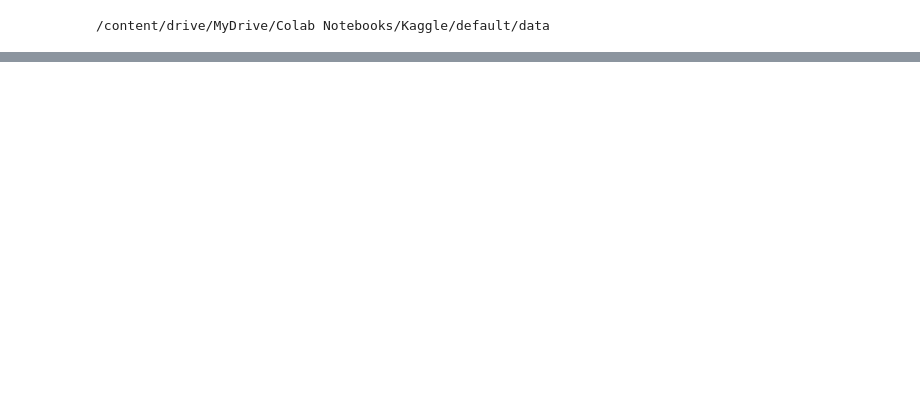
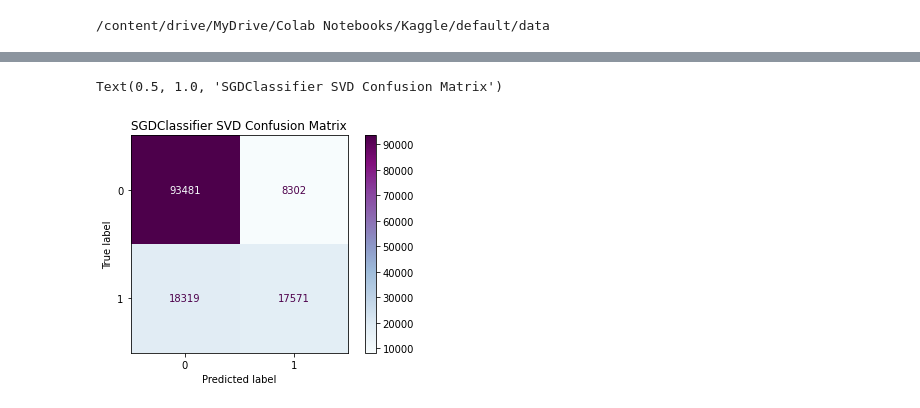
Before and after one commit to epocheing/202206_KNU_kdt2, a Jupyter notebook: inuk/inuk.ipynb, the cells around one changed output, grey strips where cells are left out. Drawn from its saved outputs; the diff is of its cells as text; code cells hidden in the pictures; blank space fills up the shorter version.

```diff
--- a/inuk/inuk.ipynb
+++ b/inuk/inuk.ipynb
@@ -244,0 +484,7 @@ model_xgb.score(X_test_mean, y_test)
+# %%
+# 모델 생성 및 학습
+model_SGD_SFM = SGDClassifier(
+    alpha=0.45
+)
+
+model_SGD_SFM.fit(X_train_SFM, y_train)
@@ -244,0 +514,7 @@ model_xgb.score(X_test_mean, y_test)
+# %%
+# 모델 생성 및 학습
+model_SGD_mean = SGDClassifier(
+    alpha=0.00001
+)
+
+model_SGD_mean.fit(X_train_mean, y_train)
@@ -244,0 +544,7 @@ model_xgb.score(X_test_mean, y_test)
+# %%
+# 모델 생성 및 학습
+model_SGD_SVD = SGDClassifier(
+    alpha=0.01
+)
+
+model_SGD_SVD.fit(X_train_SVD, y_train)
@@ -244,0 +639,14 @@ model_xgb.score(X_test_mean, y_test)
+# %%
+from sklearn.metrics import confusion_matrix
+import matplotlib.pyplot as plt
+import matplotlib.cm as cm
+
+plot = plot_confusion_matrix(model_SGD_SVD, # 분류 모델
+                             X_pred_SVD, y_pred, # 예측 데이터와 예측값의 정답(y_true)
+                             cmap=cm.BuPu, # 컬러맵
+                             normalize=None) # 'true', 'pred', 'all' 중에서 지정 가능. default=None
+
+plot.ax_.set_title('SGDClassifier SVD Confusion Matrix')
+# %% [output]
+Text(0.5, 1.0, 'SGDClassifier SVD Confusion Matrix')
+[figure, added]
```
Also changed, not shown: parts of 119 cells of this notebook.
